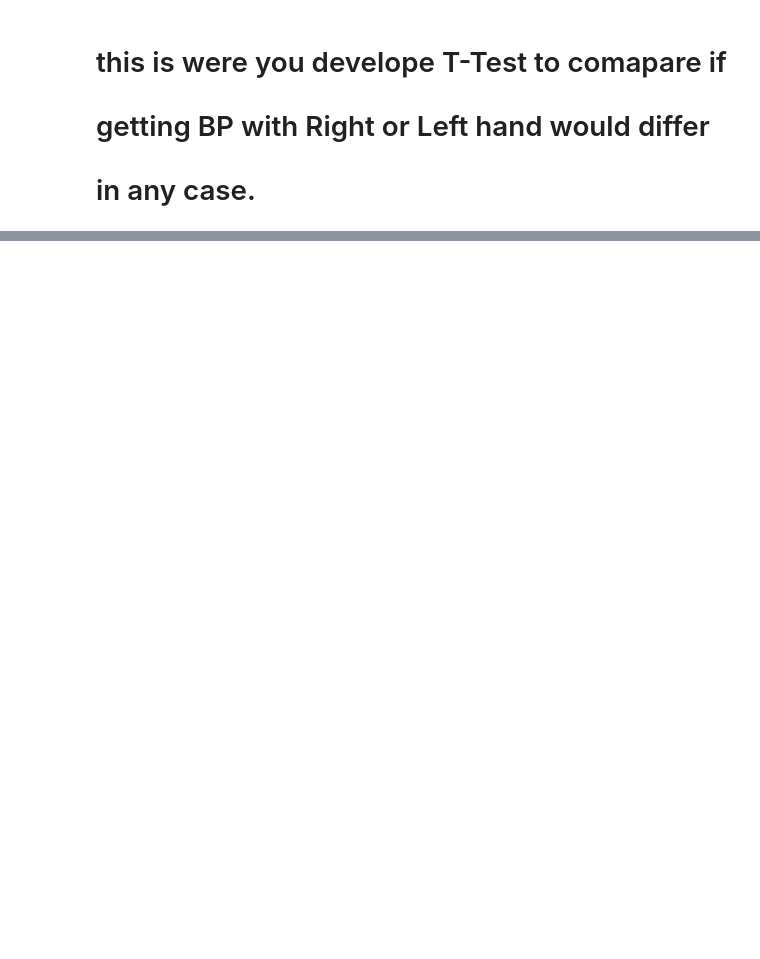
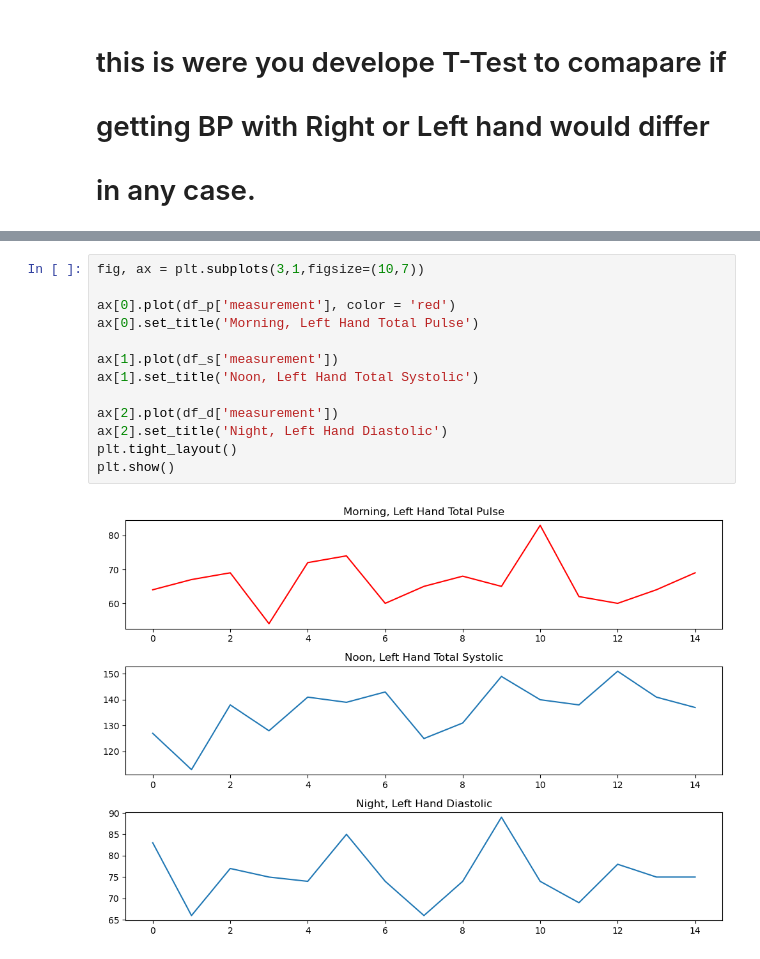
Before and after one commit to pouniq/BloodPressure_Analytics, a Jupyter notebook: Notebooks/EDA.ipynb, the cells around one changed output, grey strips where cells are left out. Drawn from its saved outputs; the diff is of its cells as text; blank space fills up the shorter version.

```diff
--- a/Notebooks/EDA.ipynb
+++ b/Notebooks/EDA.ipynb
@@ -123,0 +136,15 @@ NameError: name 'meltedList' is not defined
+# %%
+fig, ax = plt.subplots(3,1,figsize=(10,7))
+
+ax[0].plot(df_p['measurement'], color = 'red')
+ax[0].set_title('Morning, Left Hand Total Pulse')
+
+ax[1].plot(df_s['measurement'])
+ax[1].set_title('Noon, Left Hand Total Systolic')
+
+ax[2].plot(df_d['measurement'])
+ax[2].set_title('Night, Left Hand Diastolic')
+plt.tight_layout()
+plt.show()
+# %% [output]
+[figure, added]
```
Also changed, not shown: parts of 7 cells of this notebook, 4 other files.
